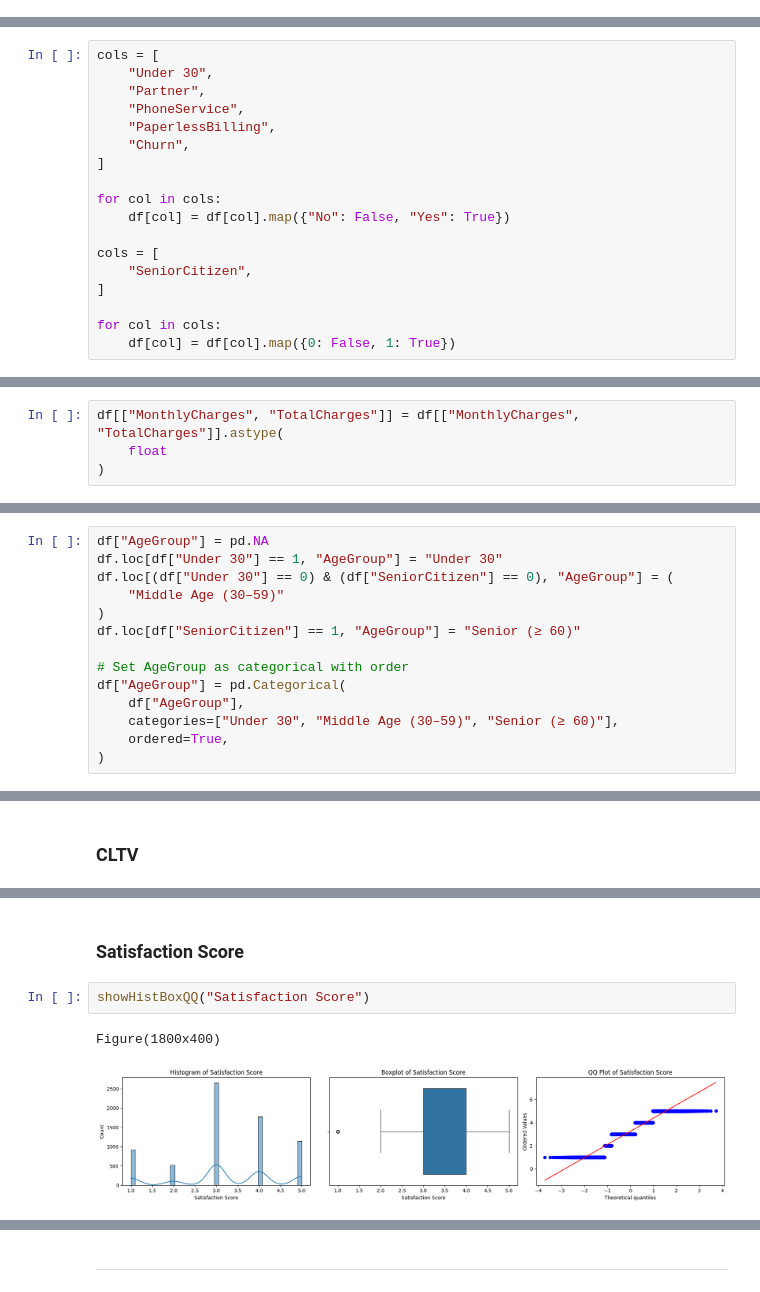
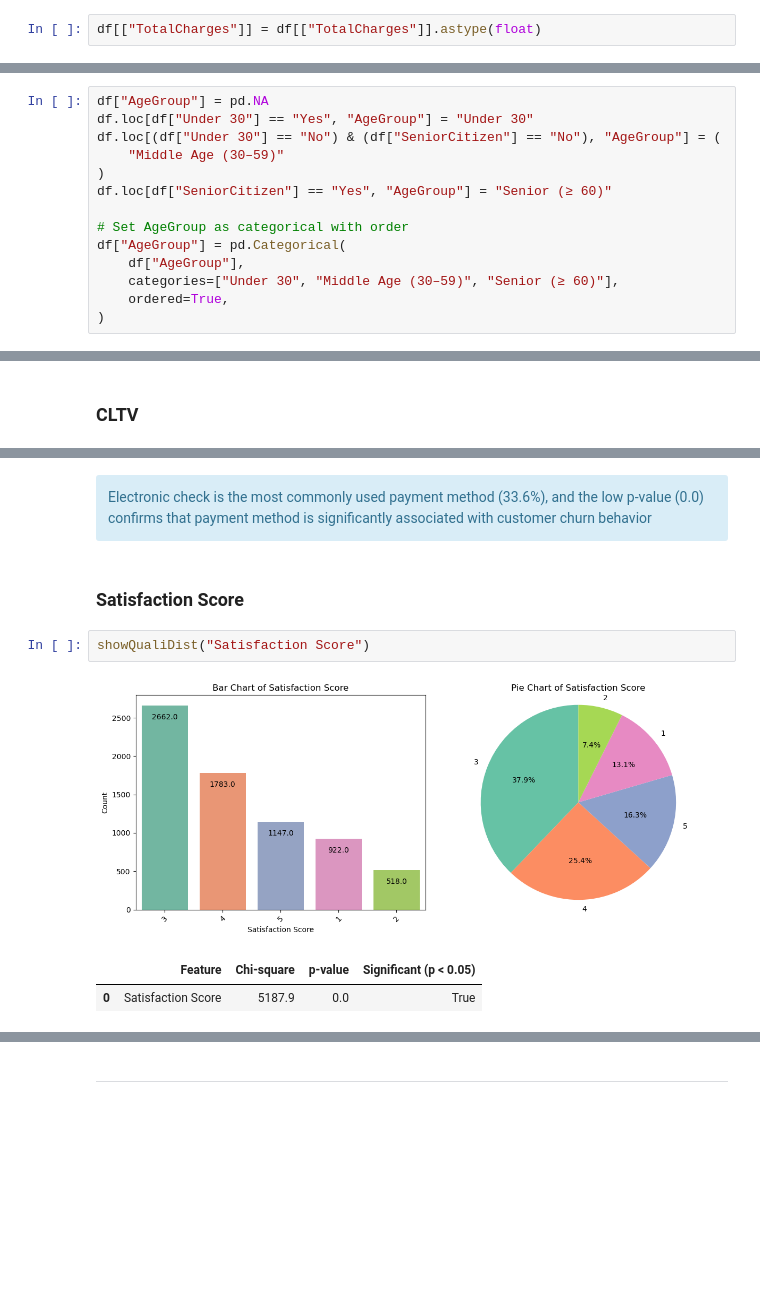
Before and after one commit to Christian-Chrata/Telco-Customer-Churn, a Jupyter notebook: Telco Customer Churn.ipynb, the cells around one changed output, grey strips where cells are left out. Saved outputs shown, nothing was run; the diff lists cells and outputs as text; blank space fills up the shorter version.

```diff
--- a/Telco Customer Churn.ipynb
+++ b/Telco Customer Churn.ipynb
@@ -481,0 +397,2 @@ outlier_df.sort_values(by="Outlier Count", ascending=False)
+# %%
+df[["TotalCharges"]] = df[["TotalCharges"]].astype(float)
@@ -530,18 +450,0 @@ df = df[df["TotalCharges"] != " "]
-# %%
-cols = [
-    "Under 30",
-    "Partner",
-    "PhoneService",
-    "PaperlessBilling",
-    "Churn",
-]
-
-for col in cols:
-    df[col] = df[col].map({"No": False, "Yes": True})
-
-cols = [
-    "SeniorCitizen",
-]
-
-for col in cols:
-    df[col] = df[col].map({0: False, 1: True})
@@ -550,4 +450,0 @@ for col in cols:
-# %%
-df[["MonthlyCharges", "TotalCharges"]] = df[["MonthlyCharges", "TotalCharges"]].astype(
-    float
-)
@@ -560,10 +451,10 @@ df[["MonthlyCharges", "TotalCharges"]] = df[["MonthlyCharges", "TotalCharges"]].
 # %%
 df["AgeGroup"] = pd.NA
-df.loc[df["Under 30"] == 1, "AgeGroup"] = "Under 30"
-df.loc[(df["Under 30"] == 0) & (df["SeniorCitizen"] == 0), "AgeGroup"] = (
+df.loc[df["Under 30"] == "Yes", "AgeGroup"] = "Under 30"
+df.loc[(df["Under 30"] == "No") & (df["SeniorCitizen"] == "No"), "AgeGroup"] = (
     "Middle Age (30–59)"
 )
-df.loc[df["SeniorCitizen"] == 1, "AgeGroup"] = "Senior (≥ 60)"
+df.loc[df["SeniorCitizen"] == "Yes", "AgeGroup"] = "Senior (≥ 60)"
 
 # Set AgeGroup as categorical with order
 df["AgeGroup"] = pd.Categorical(
@@ -636,7 +805,12 @@ Figure(1800x400)
+# %% [markdown]
+<div class="alert alert-info">
+    Electronic check is the most commonly used payment method (33.6%), and the low p-value (0.0) confirms that payment method is significantly associated with customer churn behavior
+</div>
 # %% [markdown]
 ### Satisfaction Score
 # %%
-showHistBoxQQ("Satisfaction Score")
+showQualiDist("Satisfaction Score")
 # %% [output]
-Figure(1800x400)
-[figure, old version]
+[figure, new version]
+|  | Feature | Chi-square | p-value | Significant (p < 0.05) |
+| 0 | Satisfaction Score | 5187.9 | 0.0 | True |
```
Also changed, not shown: parts of 315 cells of this notebook, 3 other files.
